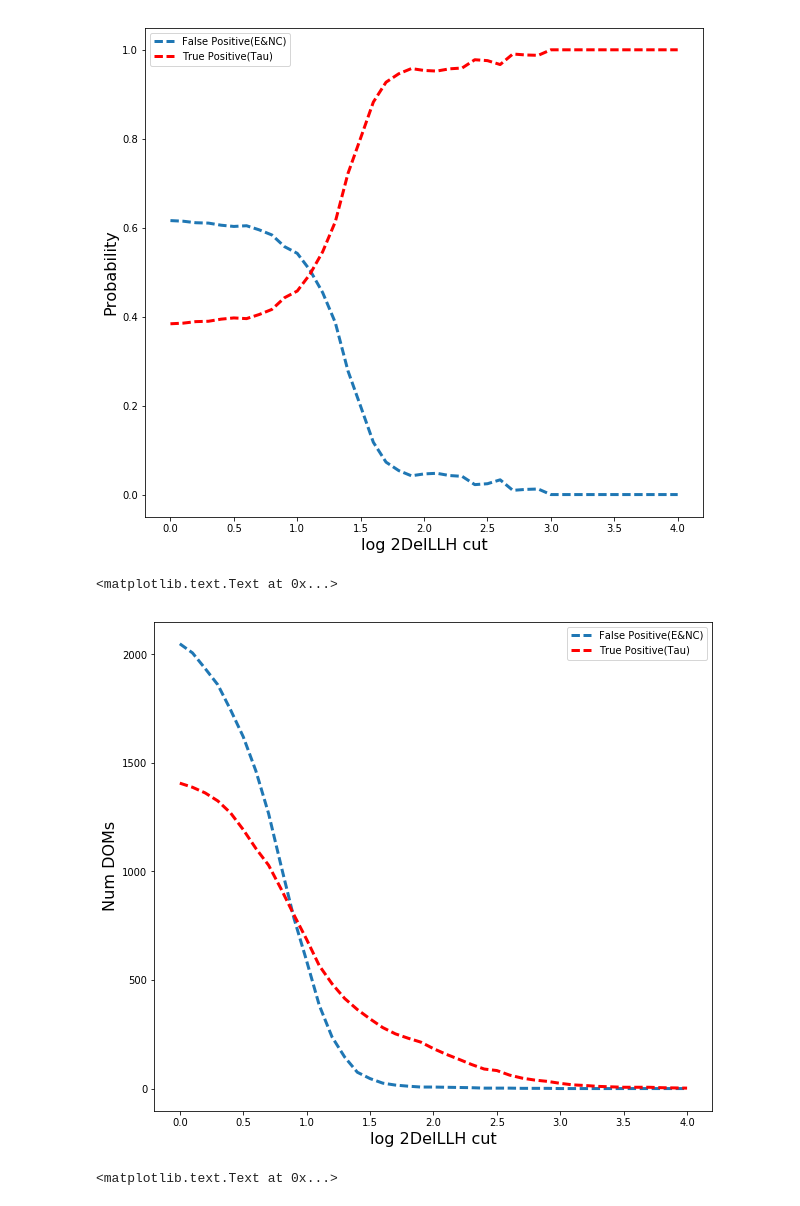
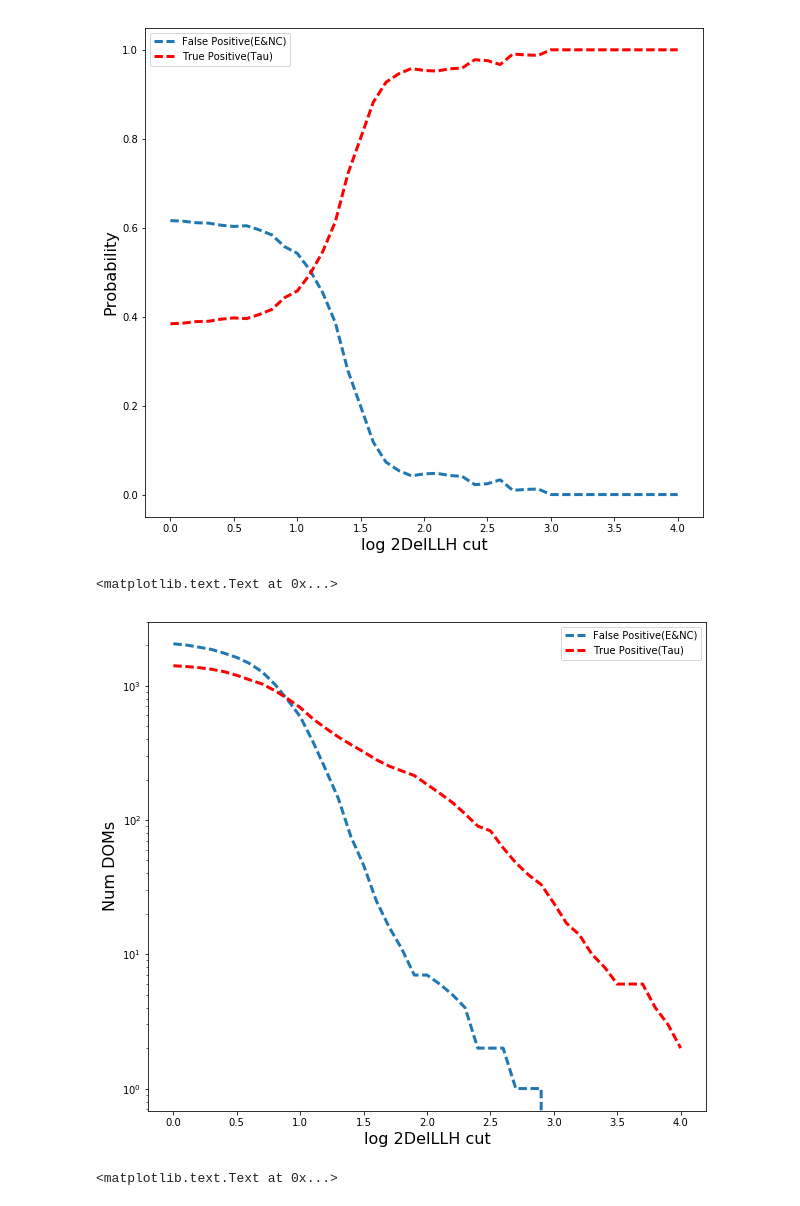
Before and after one commit to ka-til/P-ONE_NuTau, a Jupyter notebook: IMINUIT/expGauss.ipynb, the cells around one changed output. Saved outputs shown, nothing was run; the diff lists cells and outputs as text; code cells hidden in the pictures.

```diff
--- a/IMINUIT/expGauss.ipynb
+++ b/IMINUIT/expGauss.ipynb
@@ -282,17 +282,18 @@ plt.ylabel('Probability', fontsize = 16)
 # %%
 '''
 On DOM basis
 '''
 plt.figure(figsize=(10,9))
 LLH_vals = np.arange(0, 4.1, 0.1)
 plt.plot(LLH_vals, num_e_doms, '--', label = 'False Positive(E&NC)', linewidth=3)
 plt.plot(LLH_vals, num_tau_doms, '--', c = 'r', label = 'True Positive(Tau)', linewidth=3)
 plt.legend()
+plt.yscale('log')
 plt.xlabel('log 2DelLLH cut', fontsize = 16)
 plt.ylabel('Num DOMs', fontsize = 16)
 # %% [output]
 <matplotlib.text.Text at 0x...>
-[figure, old version]
+[figure, new version]
 # %%
 '''
 On Event basis - events are weighted
```
Also changed, not shown: parts of 1 cell of this notebook, 1 other file.
